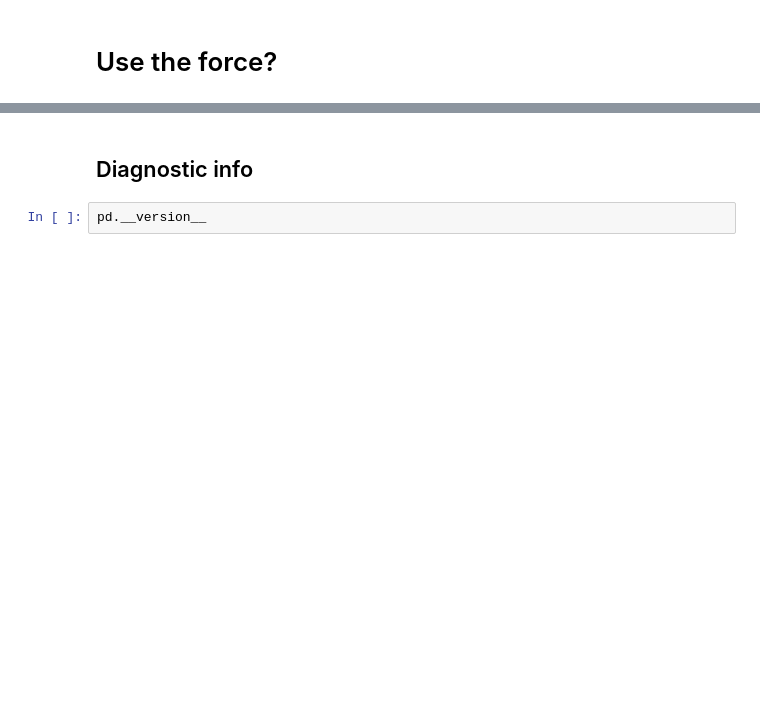
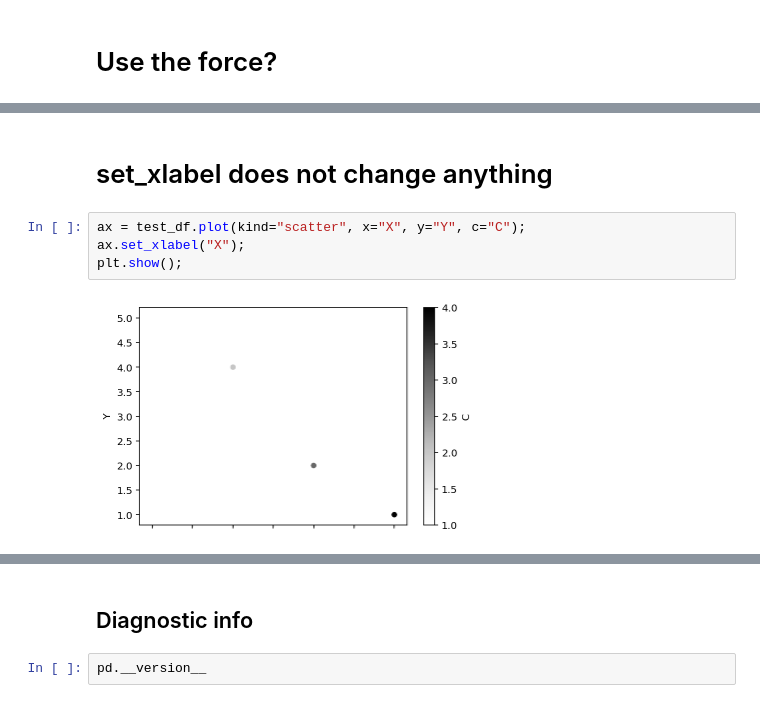
Before and after one commit to Kornel/scatterplot-matplotlib, a Jupyter notebook: Scatter plot x axis labels.ipynb, the cells around one changed output, grey strips where cells are left out. Drawn from its saved outputs; the diff is of its cells as text; blank space fills up the shorter version.

```diff
--- a/Scatter plot x axis labels.ipynb
+++ b/Scatter plot x axis labels.ipynb
@@ -37,0 +40,8 @@ ax.set_xticks([0, 1]);
+# %% [markdown]
+# set_xlabel does not change anything
+# %%
+ax = test_df.plot(kind="scatter", x="X", y="Y", c="C");
+ax.set_xlabel("X");
+plt.show();
+# %% [output]
+[figure, added]
```
Also changed, not shown: parts of 8 cells of this notebook.
